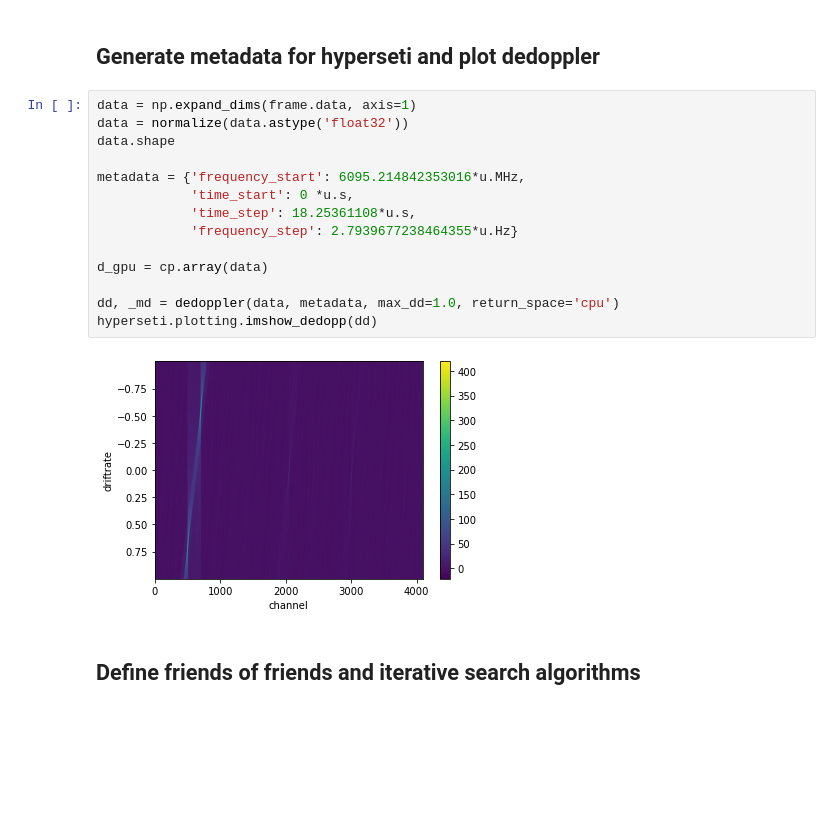
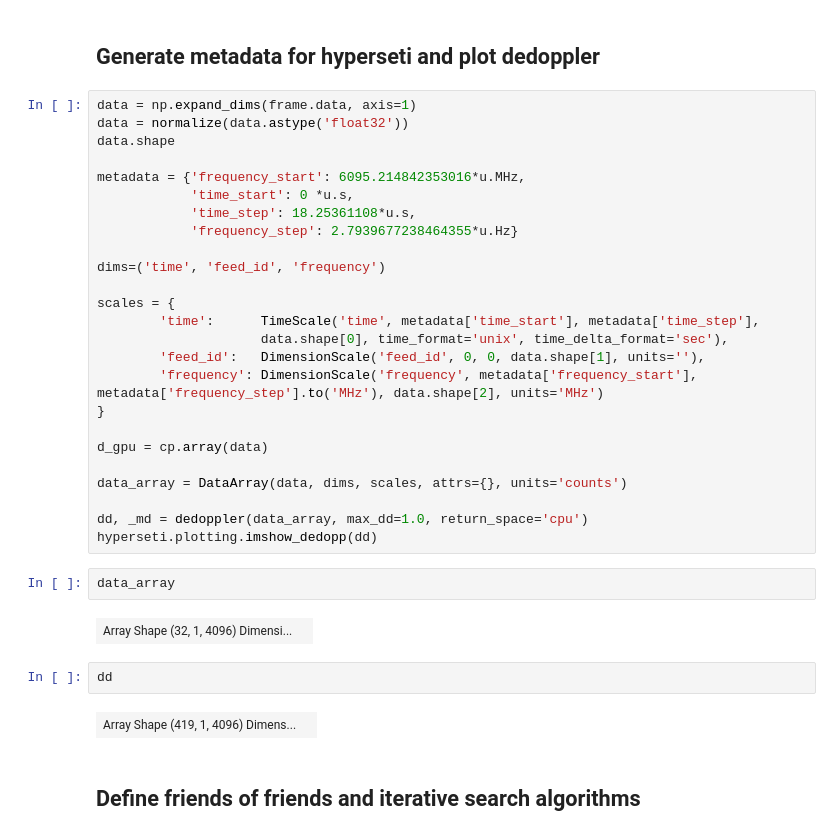
Before and after one commit to UCBerkeleySETI/hyperseti, a Jupyter notebook: notebook/devel/peak_find_devel.ipynb, the cells around one changed output. Cells and saved outputs as stored; diff of their text form; blank space fills up the shorter version.

```diff
--- a/notebook/devel/peak_find_devel.ipynb
+++ b/notebook/devel/peak_find_devel.ipynb
@@ -82,12 +84,29 @@ metadata = {'frequency_start': 6095.214842353016*u.MHz,
             'time_step': 18.25361108*u.s,
             'frequency_step': 2.7939677238464355*u.Hz}
 
+dims=('time', 'feed_id', 'frequency')
+
+scales = {
+        'time':      TimeScale('time', metadata['time_start'], metadata['time_step'],
+                     data.shape[0], time_format='unix', time_delta_format='sec'),
+        'feed_id':   DimensionScale('feed_id', 0, 0, data.shape[1], units=''),
+        'frequency': DimensionScale('frequency', metadata['frequency_start'], metadata['frequency_step'].to('MHz'), data.shape[2], units='MHz')
+}
+
 d_gpu = cp.array(data)
 
-dd, _md = dedoppler(data, metadata, max_dd=1.0, return_space='cpu')
+data_array = DataArray(data, dims, scales, attrs={}, units='counts')
+
+dd, _md = dedoppler(data_array, max_dd=1.0, return_space='cpu')
 hyperseti.plotting.imshow_dedopp(dd)
-# %% [output]
-[figure, removed]
+# %%
+data_array
+# %% [output]
+| Array Shape (32, 1, 4096) Dimensi... |  |
+# %%
+dd
+# %% [output]
+| Array Shape (419, 1, 4096) Dimens... |  |
 # %% [markdown]
 ## Define friends of friends and iterative search algorithms
 # %%
```
Also changed, not shown: parts of 12 cells of this notebook, 5 other files.
